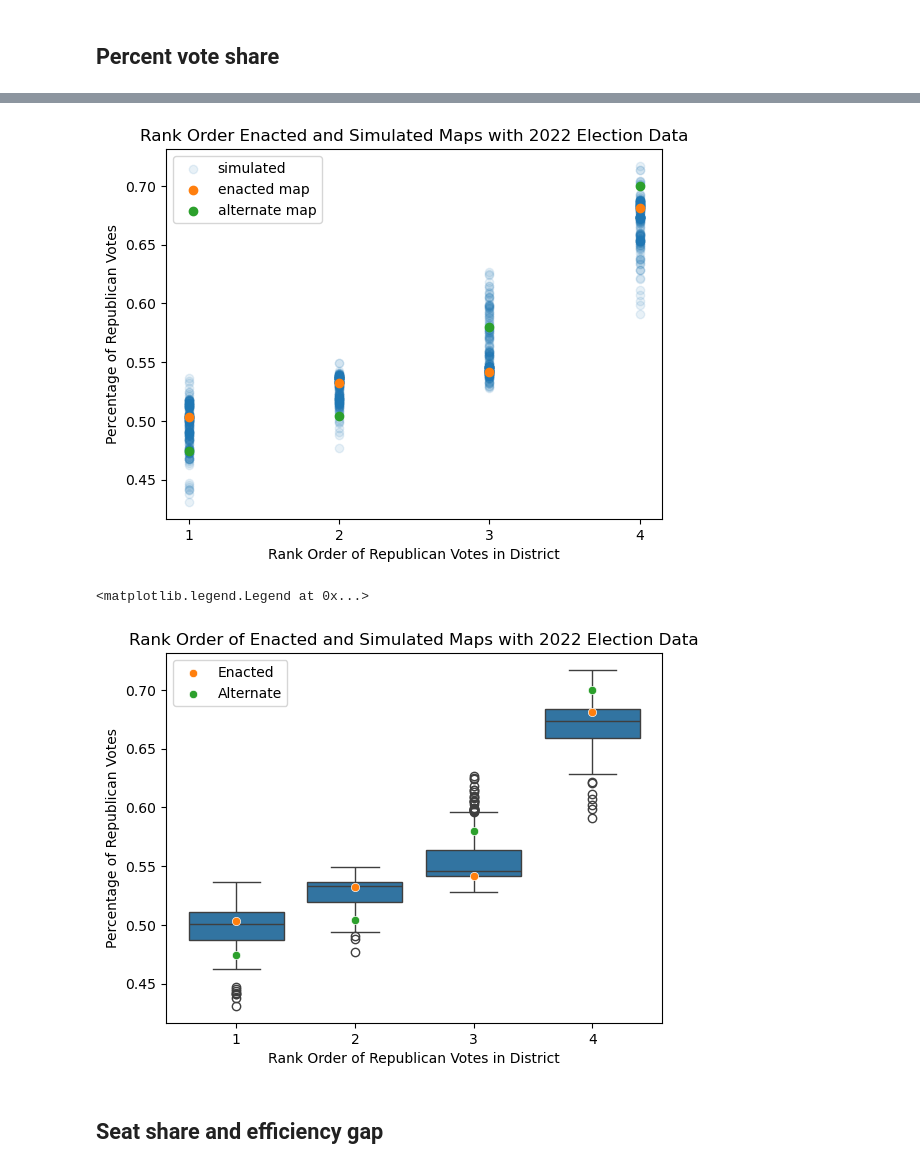
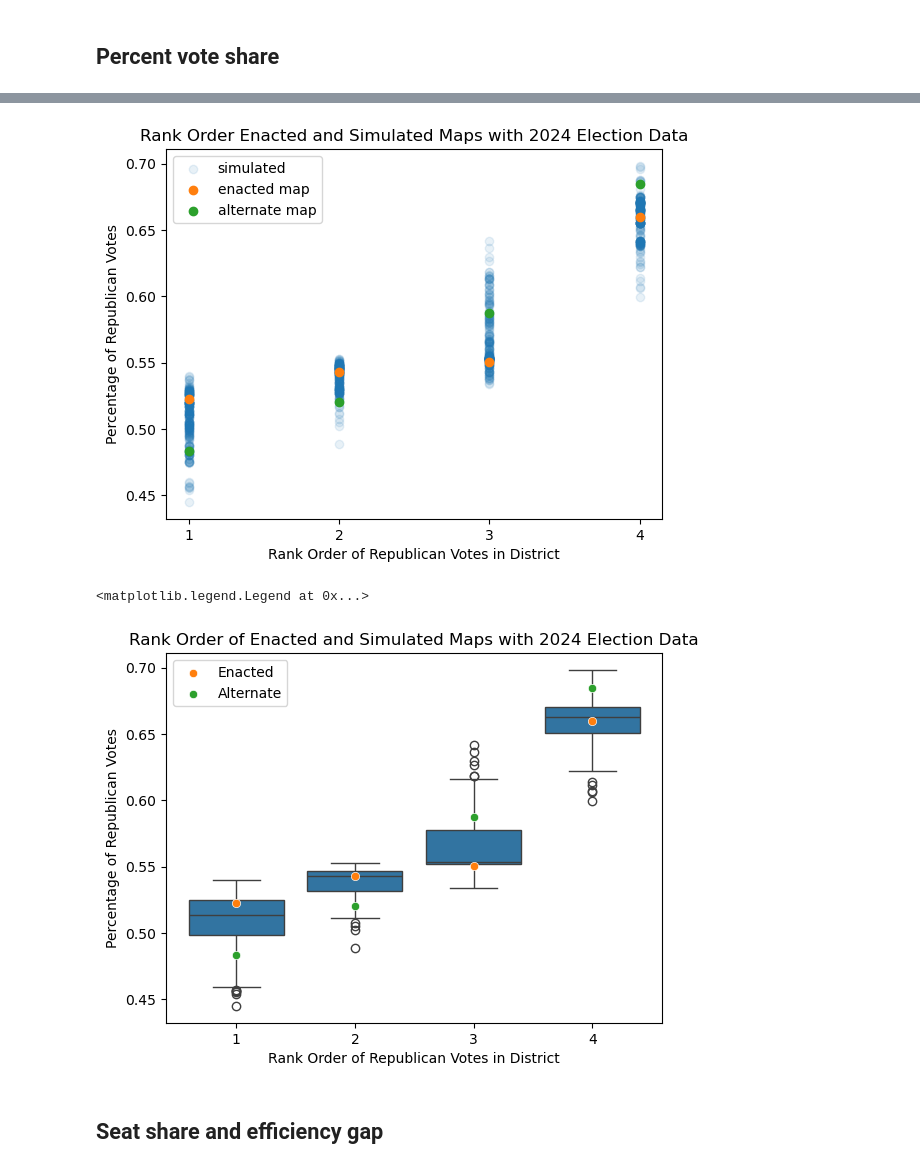
Before and after one commit to stefaniegwangphd/ia-redistricting, a Jupyter notebook: election_analysis.ipynb, the cells around one changed output, grey strips where cells are left out. Drawn from its saved outputs; the diff is of its cells as text; code cells hidden in the pictures.

```diff
--- a/election_analysis.ipynb
+++ b/election_analysis.ipynb
@@ -11,7 +11,7 @@ import math
 # %% [markdown]
 # Get voter data and vote share for enacted and 2021 Proposal 1
 # %%
-votes_df=pd.read_csv('./data/voter_numbers_2022.csv')
+votes_df=pd.read_csv('./data/voter_numbers_2024.csv')
 # votes_df['indep_votes'] = votes_df['indep_votes'].replace(np.nan, 0).astype(int)
 votes_df['total_votes'] =  votes_df[['dem_votes', 'rep_votes']].sum(axis=1)
 votes_df
@@ -189,22 +189,22 @@ plt.scatter(x, y, zorder=2, label='enacted map')
 plt.scatter(a, b, zorder=3, label='alternate map')
 plt.xlabel('Rank Order of Republican Votes in District')
 plt.ylabel('Percentage of Republican Votes')
-plt.title('Rank Order Enacted and Simulated Maps with 2022 Election Data')
+plt.title('Rank Order Enacted and Simulated Maps with 2024 Election Data')
 plt.legend(loc='upper left')
 plt.show()
 # %% [output]
-[figure, old version]
+[figure, new version]
 # %%
 sns.boxplot(x=X, y=Y, zorder=1)
 sns.scatterplot(x=x, y=y,zorder=2, label='Enacted')
 sns.scatterplot(x=a, y=b, zorder=3, label='Alternate')
 plt.xlabel('Rank Order of Republican Votes in District')
 plt.ylabel('Percentage of Republican Votes')
-plt.title('Rank Order of Enacted and Simulated Maps with 2022 Election Data')
+plt.title('Rank Order of Enacted and Simulated Maps with 2024 Election Data')
 plt.legend(loc='upper left')
 # %% [output]
 <matplotlib.legend.Legend at 0x...>
-[figure, old version]
+[figure, new version]
 # %% [markdown]
 ## Seat share and efficiency gap
 # %%
```
Also changed, not shown: parts of 11 cells of this notebook, 6 other files.
